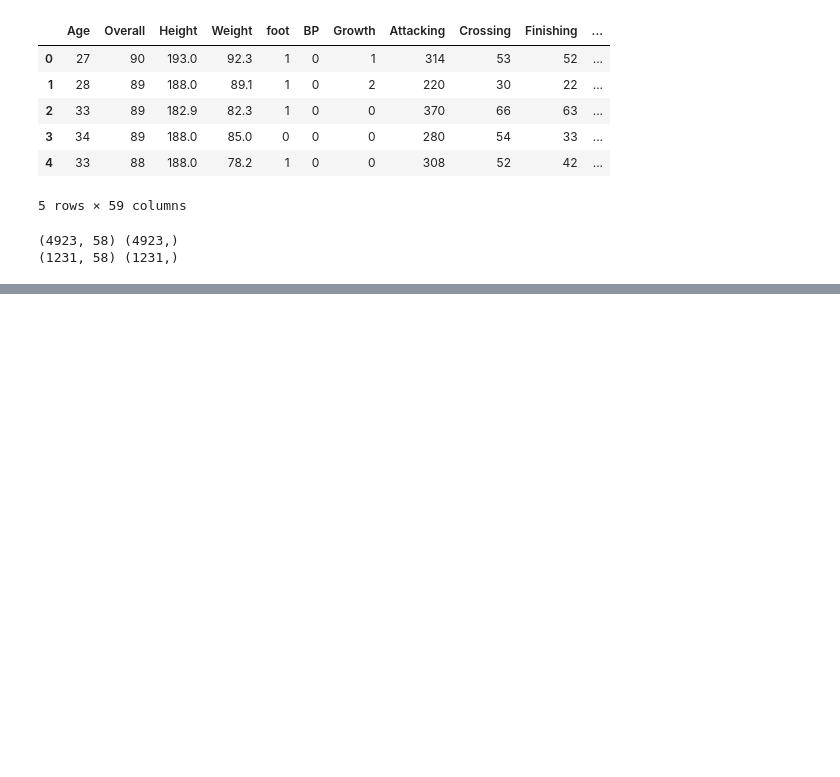
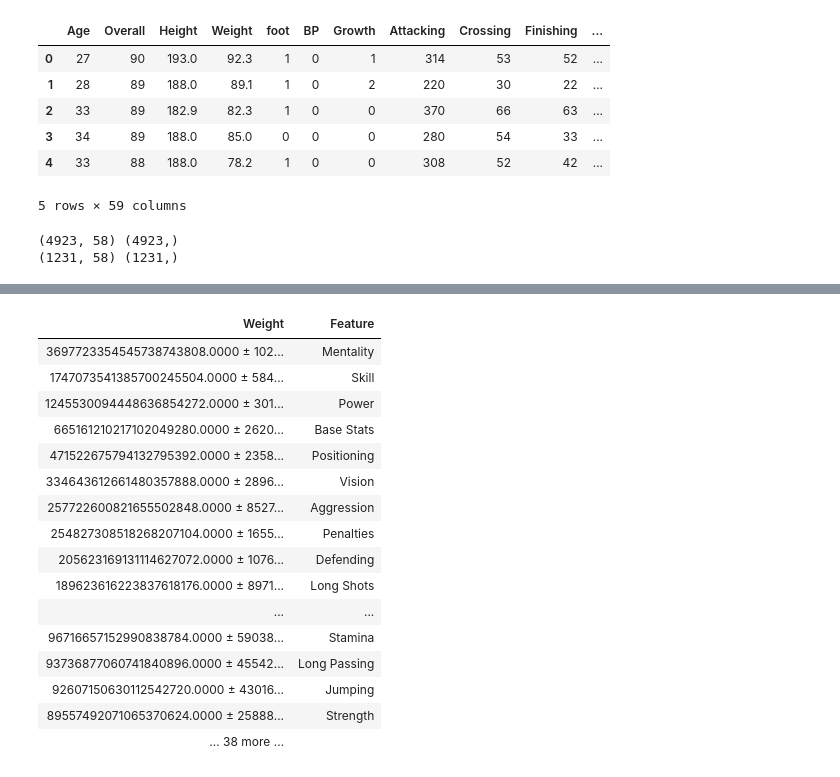
Before and after one commit to RonnieSosan/DataCleaner, a Jupyter notebook: LinearRegression.ipynb, the cells around one changed output, grey strips where cells are left out. Saved outputs shown, nothing was run; the diff lists cells and outputs as text; code cells hidden in the pictures; blank space fills up the shorter version.

```diff
--- a/LinearRegression.ipynb
+++ b/LinearRegression.ipynb
@@ -188,0 +233,15 @@ plt.show()
+# %%
+#Split ID as a Target value
+n_target = normalize_data.Overall
+n_explanatory_var = normalize_data.drop(['Overall'], axis = 1)
+
+#Splitting into test and train
+from sklearn.model_selection import train_test_split
+n_x_train, n_x_test, n_y_train, n_y_test = train_test_split(n_explanatory_var, n_target, test_size=0.2)
+
+#One Hot Encoding
+#x_train = pd.get_dummies(x_train)
+#x_test = pd.get_dummies(x_test)
+print(x_train.shape,y_train.shape)
+print(x_test.shape,y_test.shape)
+print(n_y_test.head(10))
@@ -188,0 +262,13 @@ plt.show()
+# %%
+#Applying Linear Regression
+from sklearn.linear_model import LinearRegression
+n_model = LinearRegression()
+n_model.fit(n_x_train, n_y_train)
+n_predictions = n_model.predict(n_x_test)
+
+print(n_predictions[:10])
+print(n_y_test[:10])
+#Finding the r2 score and root mean squared error
+from sklearn.metrics import r2_score, mean_squared_error
+print('r2 score: '+str(r2_score(n_y_test, n_predictions)))
+print('RMSE : '+str(np.sqrt(mean_squared_error(n_y_test, n_predictions))))
@@ -188,0 +291,21 @@ plt.show()
+# %%
+n_perm = PermutationImportance(n_model, random_state=1).fit(n_x_test, n_y_test)
+eli5.show_weights(n_perm, feature_names = n_x_test.columns.tolist())
+# %% [output]
+| Weight | Feature |
+| 3697723354545738743808.0000 ± 102... | Mentality |
+| 1747073541385700245504.0000 ± 584... | Skill |
+| 1245530094448636854272.0000 ± 301... | Power |
+| 665161210217102049280.0000 ± 2620... | Base Stats |
+| 471522675794132795392.0000 ± 2358... | Positioning |
+| 334643612661480357888.0000 ± 2896... | Vision |
+| 257722600821655502848.0000 ± 8527... | Aggression |
+| 254827308518268207104.0000 ± 1655... | Penalties |
+| 205623169131114627072.0000 ± 1076... | Defending |
+| 189623616223837618176.0000 ± 8971... | Long Shots |
+| ... | ... |
+| 96716657152990838784.0000 ± 59038... | Stamina |
+| 93736877060741840896.0000 ± 45542... | Long Passing |
+| 92607150630112542720.0000 ± 43016... | Jumping |
+| 89557492071065370624.0000 ± 25888... | Strength |
+| … 38 more … |  |
```
Also changed, not shown: parts of 9 cells of this notebook.
